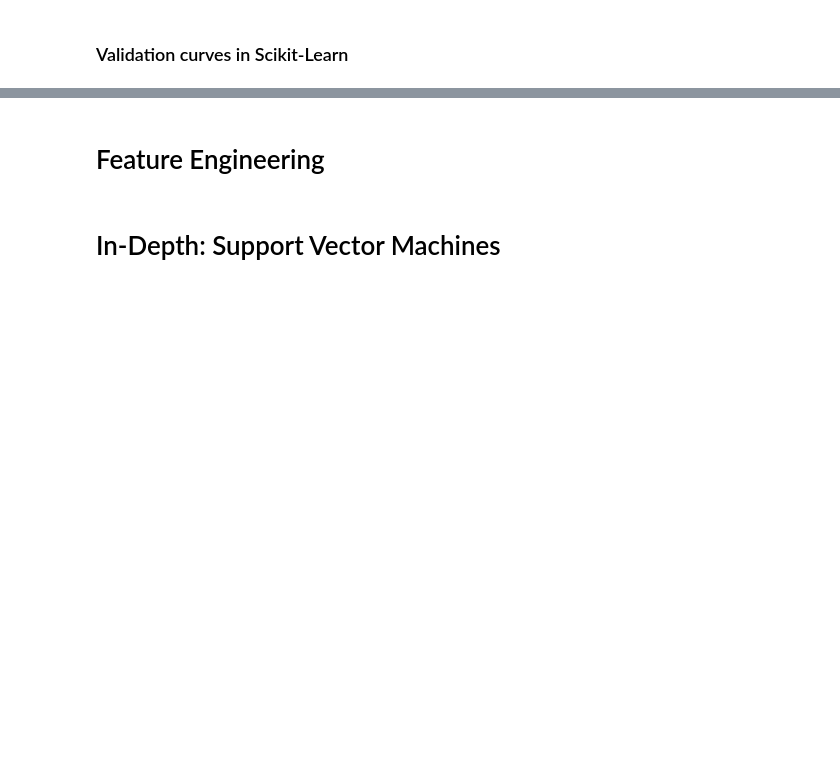
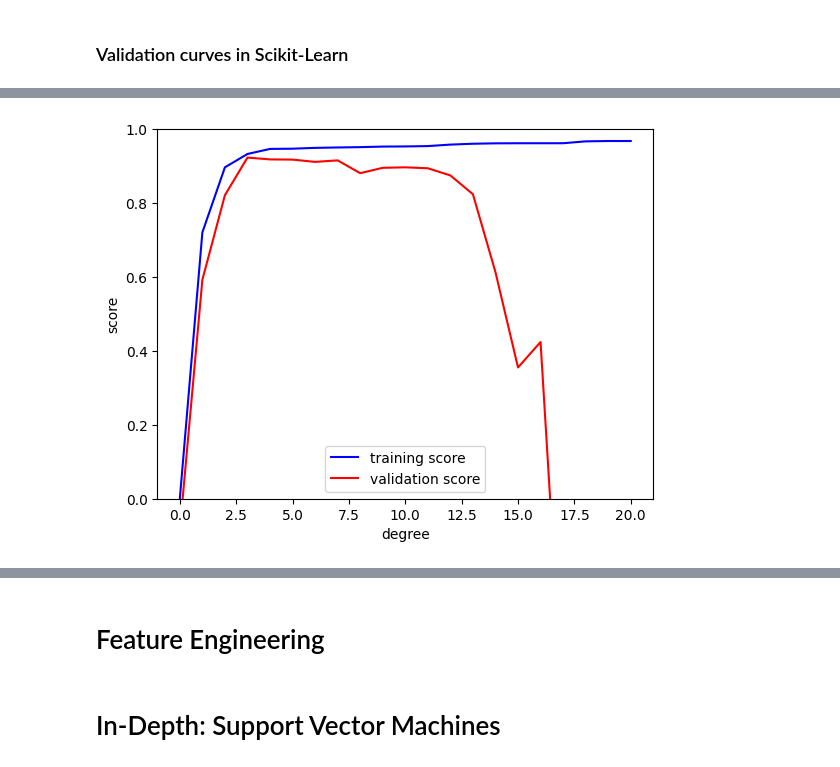
Before and after one commit to ZacharyCone7/SSE591_Week5, a Jupyter notebook: Week 5 examples.ipynb, the cells around one changed output, grey strips where cells are left out. Drawn from its saved outputs; the diff is of its cells as text; code cells hidden in the pictures; blank space fills up the shorter version.

```diff
--- a/Week 5 examples.ipynb
+++ b/Week 5 examples.ipynb
@@ -392,0 +319,20 @@ plt.legend(loc='best');
+# %%
+from sklearn.model_selection import validation_curve
+import matplotlib.pyplot as plt
+import numpy as np
+
+degree = np.arange(0, 21)
+param_name = 'polynomialfeatures__degree'
+
+train_score, val_score = validation_curve(PolynomialRegression(), X, y,
+                                          param_name=param_name, param_range=degree, cv=7)
+
+plt.plot(degree, np.median(train_score, 1), color='blue', label='training score')
+plt.plot(degree, np.median(val_score, 1), color='red', label='validation score')
+plt.legend(loc='best')
+plt.ylim(0, 1)
+plt.xlabel('degree')
+plt.ylabel('score')
+plt.show()
+# %% [output]
+[figure, added]
```
Also changed, not shown: parts of 45 cells of this notebook, 1 other file.
